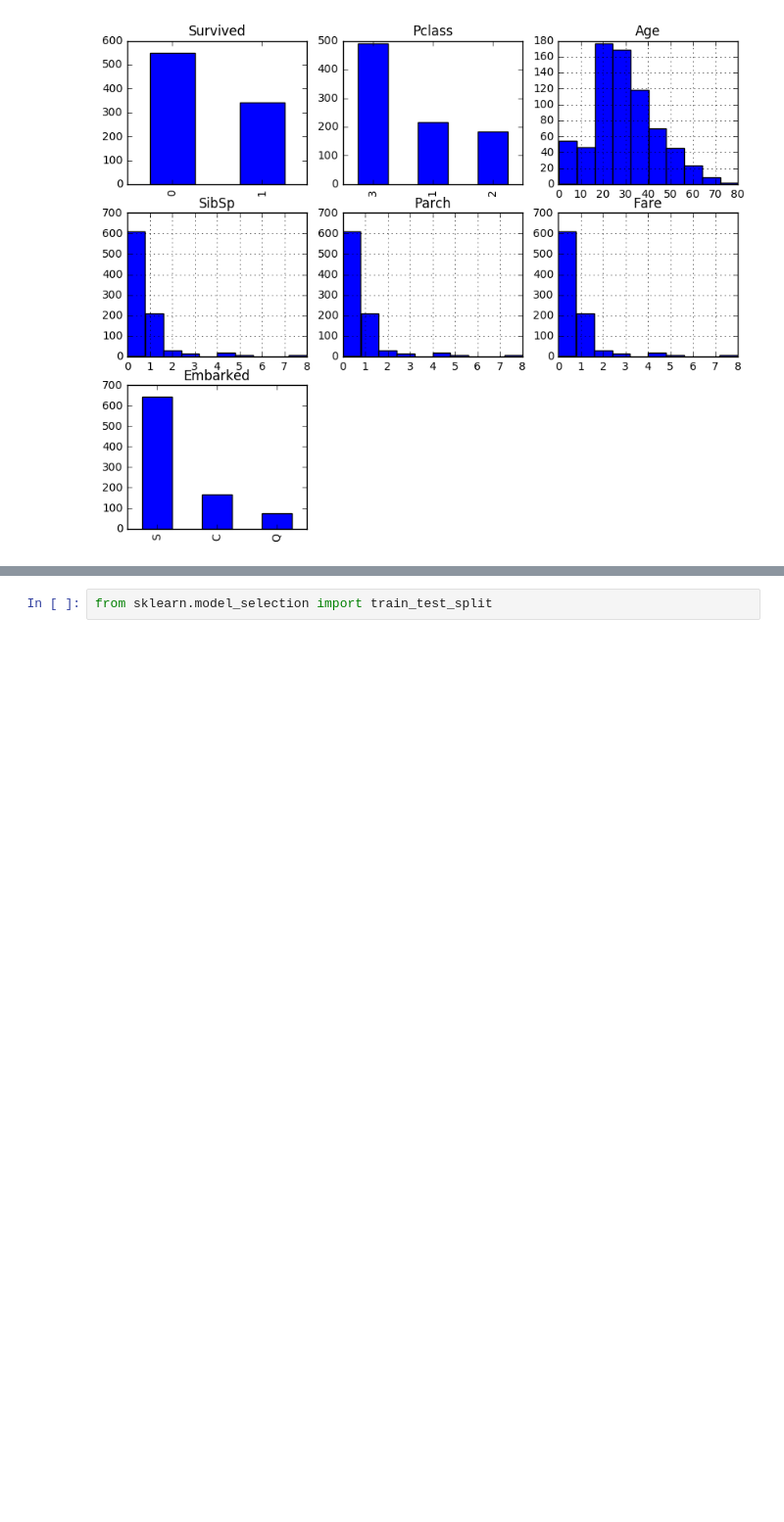
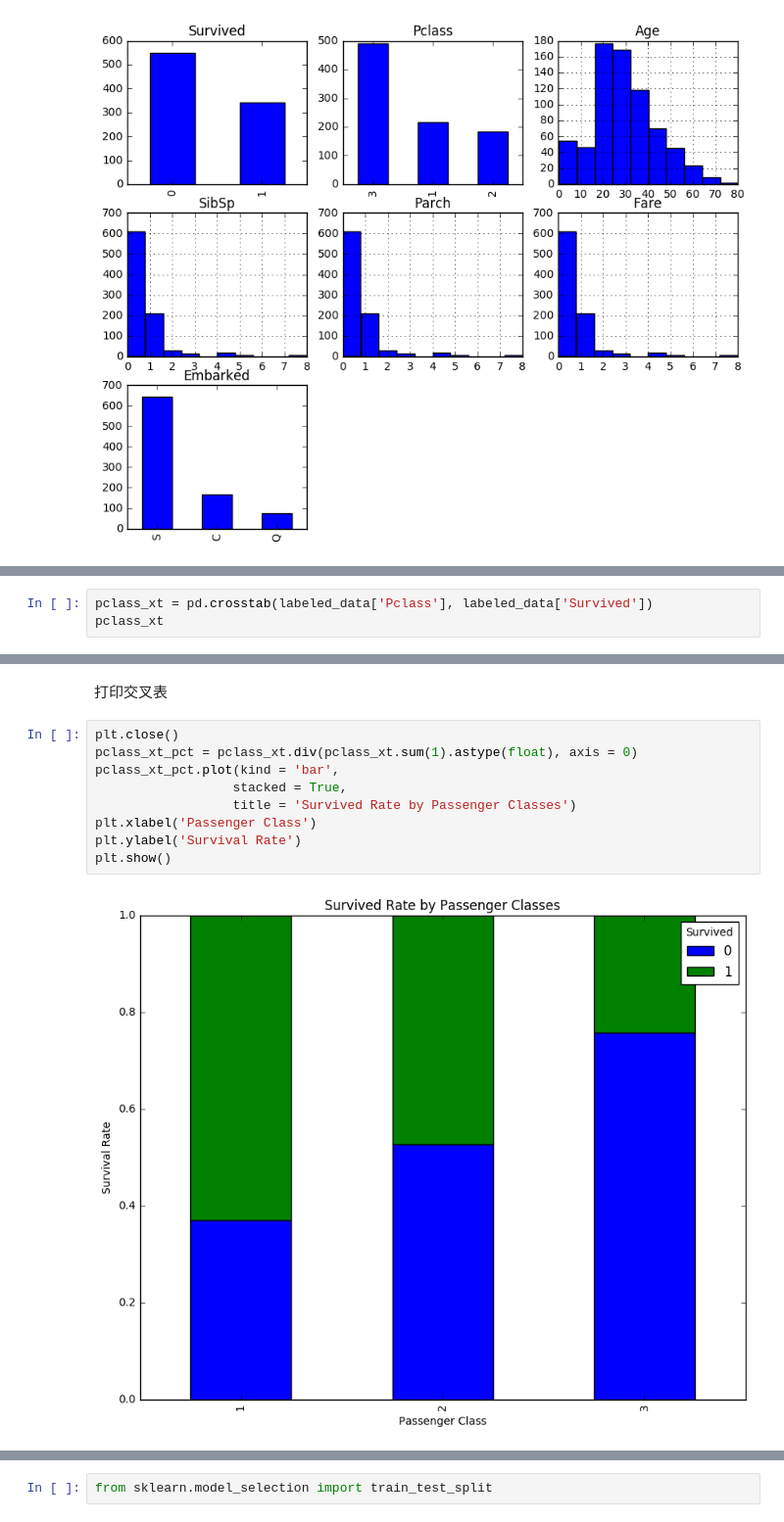
Before and after one commit to NoNeil/kaggle_exercise, a Jupyter notebook: Titanic/titanic.ipynb, the cells around one changed output, grey strips where cells are left out. Shown at 98% size. Cells and saved outputs as stored; diff of their text form; blank space fills up the shorter version.

```diff
--- a/Titanic/titanic.ipynb
+++ b/Titanic/titanic.ipynb
@@ -116,0 +120,3 @@ plt.show()
+# %%
+pclass_xt = pd.crosstab(labeled_data['Pclass'], labeled_data['Survived'])
+pclass_xt
@@ -116,0 +129,13 @@ plt.show()
+# %% [markdown]
+打印交叉表
+# %%
+plt.close()
+pclass_xt_pct = pclass_xt.div(pclass_xt.sum(1).astype(float), axis = 0)
+pclass_xt_pct.plot(kind = 'bar',
+                  stacked = True,
+                  title = 'Survived Rate by Passenger Classes')
+plt.xlabel('Passenger Class')
+plt.ylabel('Survival Rate')
+plt.show()
+# %% [output]
+[figure, added]
```
Also changed, not shown: parts of 9 cells of this notebook.
